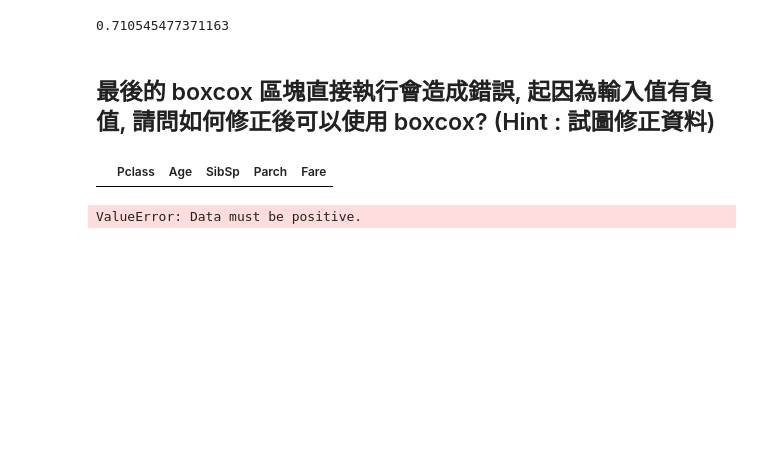
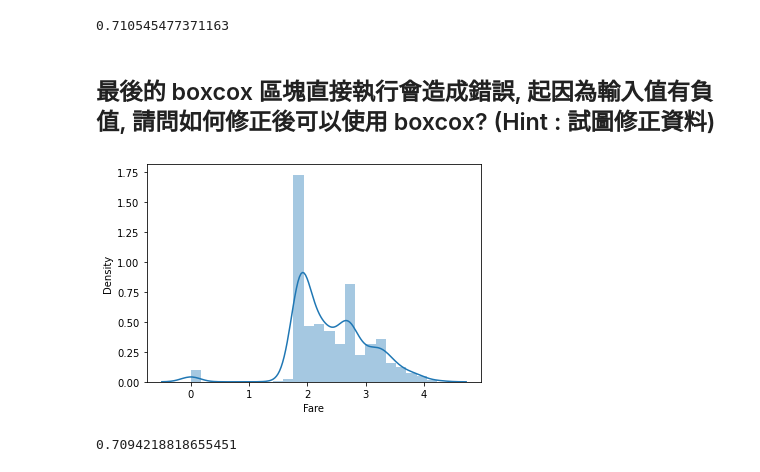
Before and after one commit to sourchen/ML100Days, a Jupyter notebook: Day23.ipynb, the cells around one changed output. Cells and saved outputs as stored; diff of their text form; code cells hidden in the pictures; blank space fills up the shorter version.

```diff
--- a/Day23.ipynb
+++ b/Day23.ipynb
@@ -81,24 +81,22 @@ cross_val_score(estimator, train_X, train_Y, cv=5).mean()
 0.710545477371163
 # %% [markdown]
 ## 最後的 boxcox 區塊直接執行會造成錯誤, 起因為輸入值有負值, 請問如何修正後可以使用 boxcox? (Hint : 試圖修正資料)
-# %%
-df_fixed[df_fixed['Fare']<0]
-# %% [output]
-|  | Pclass | Age | SibSp | Parch | Fare |
 # %%
 # 將 Fare 取 boxcox 後, 看散佈圖, 並計算分數 (執行會有 error, 請試圖修正)
 from scipy import stats
 df_fixed = copy.deepcopy(df)
 """
 Your Code Here, fix the error
 """
+df_fixed['Fare'] = df_fixed['Fare'] + 1
 df_fixed['Fare'] = stats.boxcox(df_fixed['Fare'])[0]
 sns.distplot(df_fixed['Fare'][:train_num])
 plt.show()
 
 df_fixed = MMEncoder.fit_transform(df_fixed)
 train_X = df_fixed[:train_num]
 estimator = LogisticRegression()
 cross_val_score(estimator, train_X, train_Y, cv=5).mean()
 # %% [output]
+[figure, added]
-ValueError: Data must be positive.
+0.7094218818655451
```
